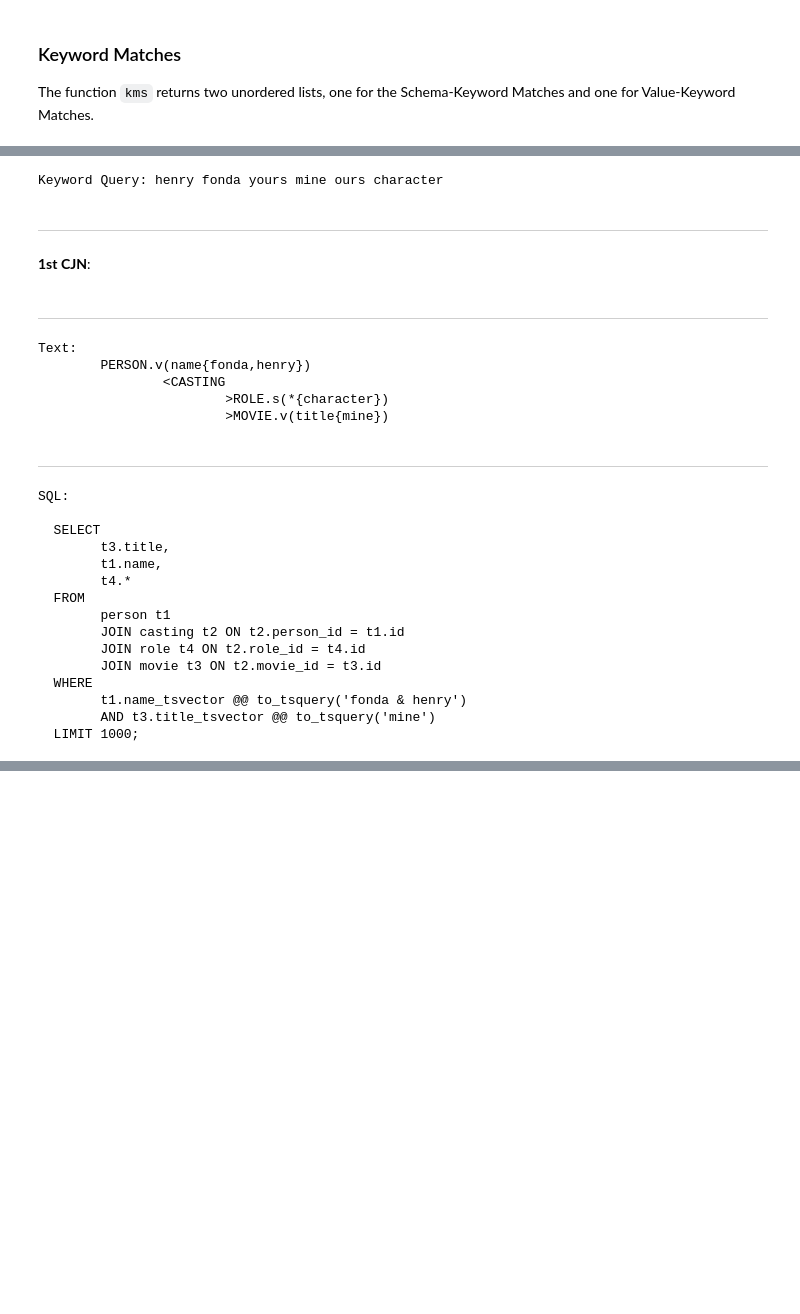
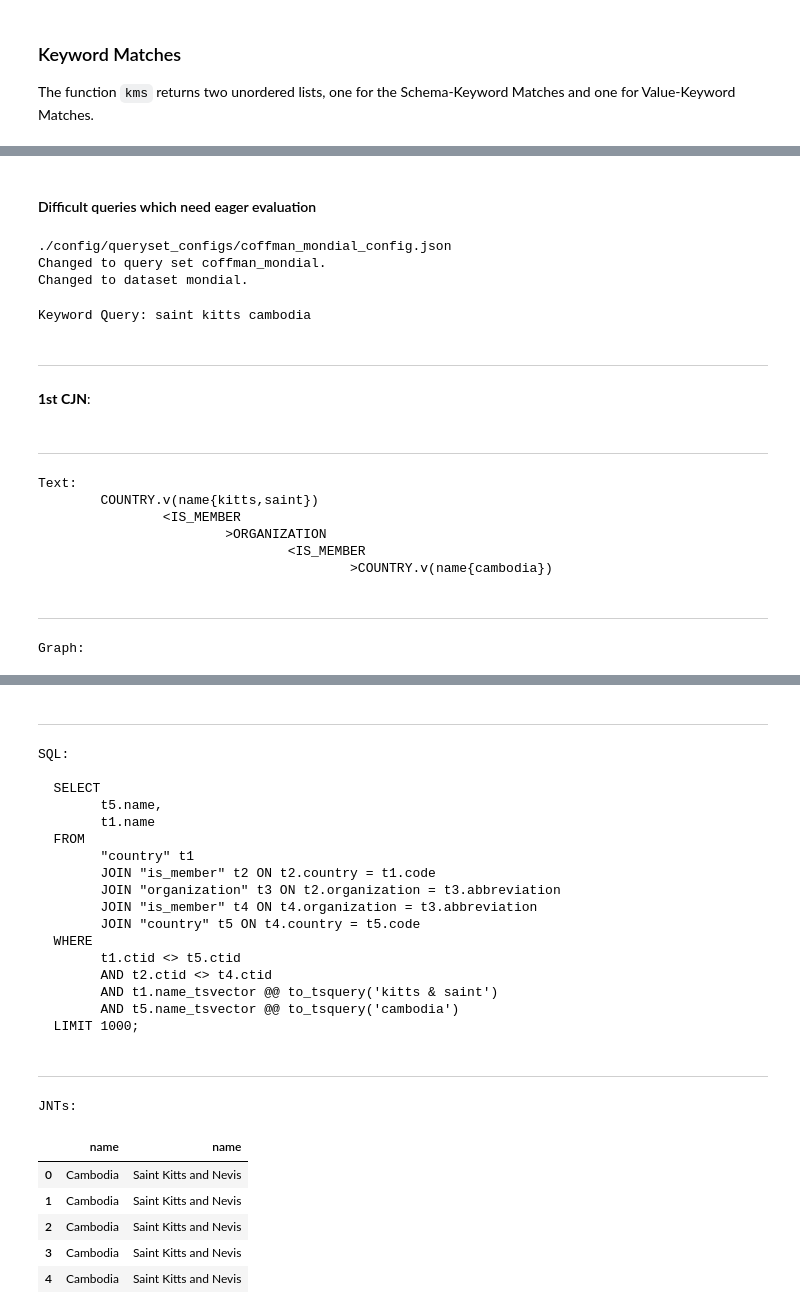
Before and after one commit to pr3martins/PyLatheDB, a Jupyter notebook: demo/PyLatheDB_DEMO.ipynb, the cells around one changed output, grey strips where cells are left out. Saved outputs shown, nothing was run; the diff lists cells and outputs as text; code cells hidden in the pictures; blank space fills up the shorter version.

```diff
--- a/demo/PyLatheDB_DEMO.ipynb
+++ b/demo/PyLatheDB_DEMO.ipynb
@@ -312,32 +320,28 @@ SQL:
 ---
 JNTs:
 ... (13 outputs left out)
+# %% [markdown]
+#### Difficult queries which need eager evaluation
+# %%
+lathe.change_queryset(2)
+lathe.load_indexes()
+# %% [output]
+./config/queryset_configs/coffman_mondial_config.json
+Changed to query set coffman_mondial.
+Changed to dataset mondial.
 # %%
-results = lathe.keyword_search(38)
-results.cjns(text=True,graph=False,sql=True,df=False)
+results = lathe.keyword_search('saint kitts cambodia')
+results.cjns(text=True,graph=True,sql=True,df=True)
 # %% [output]
-Keyword Query: henry fonda yours mine ours character
+Keyword Query: saint kitts cambodia
 ---
 **1st CJN**:
 ---
 Text:
-        PERSON.v(name{fonda,henry})
-                <CASTING
-                        >ROLE.s(*{character})
-                        >MOVIE.v(title{mine})
+        COUNTRY.v(name{kitts,saint})
+                <IS_MEMBER
+                        >ORGANIZATION
+                                <IS_MEMBER
+                                        >COUNTRY.v(name{cambodia})
 ---
-SQL:
-
-  SELECT
-        t3.title,
-        t1.name,
-        t4.*
-  FROM
-        person t1
-        JOIN casting t2 ON t2.person_id = t1.id
-        JOIN role t4 ON t2.role_id = t4.id
-        JOIN movie t3 ON t2.movie_id = t3.id
-  WHERE
-        t1.name_tsvector @@ to_tsquery('fonda & henry')
-        AND t3.title_tsvector @@ to_tsquery('mine')
-  LIMIT 1000;
+Graph:
@@ -343,0 +349,26 @@ SQL:
+---
+SQL:
+
+  SELECT
+        t5.name,
+        t1.name
+  FROM
+        "country" t1
+        JOIN "is_member" t2 ON t2.country = t1.code
+        JOIN "organization" t3 ON t2.organization = t3.abbreviation
+        JOIN "is_member" t4 ON t4.organization = t3.abbreviation
+        JOIN "country" t5 ON t4.country = t5.code
+  WHERE
+        t1.ctid <> t5.ctid
+        AND t2.ctid <> t4.ctid
+        AND t1.name_tsvector @@ to_tsquery('kitts & saint')
+        AND t5.name_tsvector @@ to_tsquery('cambodia')
+  LIMIT 1000;
+---
+JNTs:
+|  | name | name |
+| 0 | Cambodia | Saint Kitts and Nevis |
+| 1 | Cambodia | Saint Kitts and Nevis |
+| 2 | Cambodia | Saint Kitts and Nevis |
+| 3 | Cambodia | Saint Kitts and Nevis |
+| 4 | Cambodia | Saint Kitts and Nevis |
```
Also changed, not shown: parts of 26 cells of this notebook.
